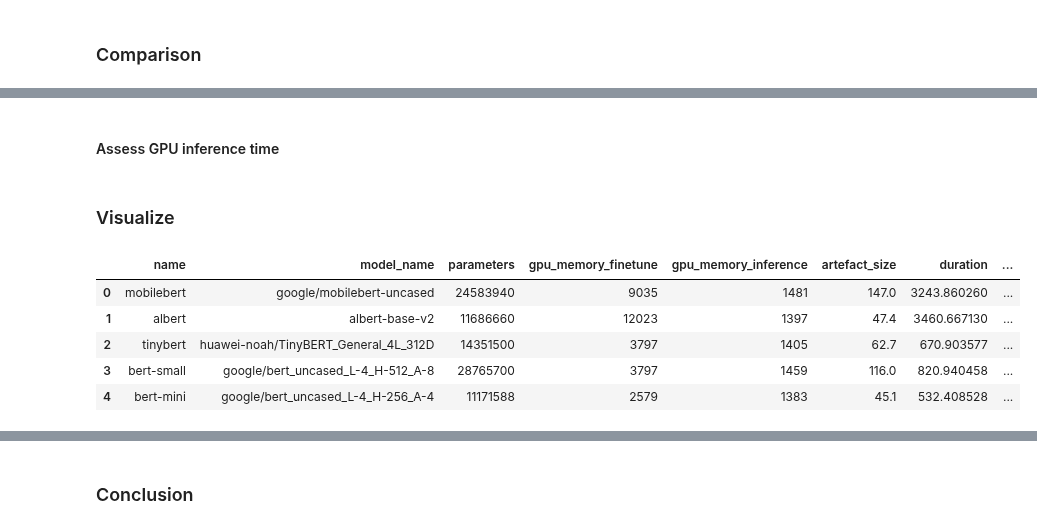
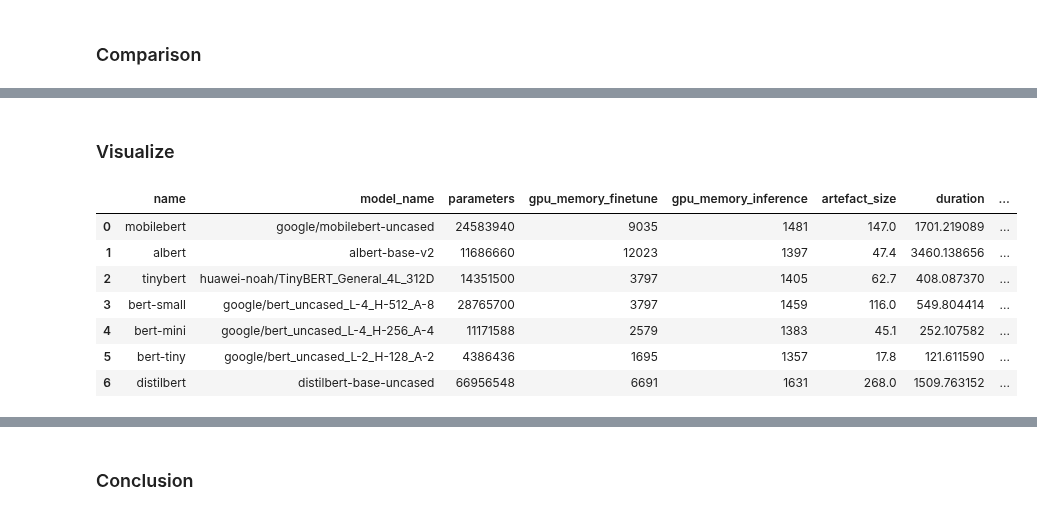
Before and after one commit to ml6team/quick-tips, a Jupyter notebook: nlp/2021_02_26_compact_transformers/compact_transformers.ipynb, the cells around one changed output, grey strips where cells are left out. Saved outputs shown, nothing was run; the diff lists cells and outputs as text; code cells hidden in the pictures.

```diff
--- a/nlp/2021_02_26_compact_transformers/compact_transformers.ipynb
+++ b/nlp/2021_02_26_compact_transformers/compact_transformers.ipynb
@@ -78,6 +80,7 @@ def train_and_evaluate_model(model_name):
         #logging_dir='./logs',            # directory for storing logs
         learning_rate=2e-5,
         evaluation_strategy='epoch',
+        max_steps=2500
     )
 
     model = AutoModelForSequenceClassification.from_pretrained(
@@ -270,5 +296,3 @@ for model in run_dict:
 
 
     model["inference_time_cpu"] = duration
-# %% [markdown]
-#### Assess GPU inference time
@@ -296,15 +303,18 @@ import pandas as pd
 # %%
 df_data = pd.DataFrame(run_dict)
 df_data['eval_accuracy'] = df_data.metrics.apply(lambda x: x['eval_accuracy'])
+df_data['batched_prediction_speed'] = df_data.inference_size_max_batch / df_data.inference_time_max_batch
 # %%
-df_data.head()
+df_data.head(10)
 # %% [output]
 |  | name | model_name | parameters | gpu_memory_finetune | gpu_memory_inference | artefact_size | duration | ... |
-| 0 | mobilebert | google/mobilebert-uncased | 24583940 | 9035 | 1481 | 147.0 | 3243.860260 | ... |
-| 1 | albert | albert-base-v2 | 11686660 | 12023 | 1397 | 47.4 | 3460.667130 | ... |
-| 2 | tinybert | huawei-noah/TinyBERT_General_4L_312D | 14351500 | 3797 | 1405 | 62.7 | 670.903577 | ... |
-| 3 | bert-small | google/bert_uncased_L-4_H-512_A-8 | 28765700 | 3797 | 1459 | 116.0 | 820.940458 | ... |
-| 4 | bert-mini | google/bert_uncased_L-4_H-256_A-4 | 11171588 | 2579 | 1383 | 45.1 | 532.408528 | ... |
+| 0 | mobilebert | google/mobilebert-uncased | 24583940 | 9035 | 1481 | 147.0 | 1701.219089 | ... |
+| 1 | albert | albert-base-v2 | 11686660 | 12023 | 1397 | 47.4 | 3460.138656 | ... |
+| 2 | tinybert | huawei-noah/TinyBERT_General_4L_312D | 14351500 | 3797 | 1405 | 62.7 | 408.087370 | ... |
+| 3 | bert-small | google/bert_uncased_L-4_H-512_A-8 | 28765700 | 3797 | 1459 | 116.0 | 549.804414 | ... |
+| 4 | bert-mini | google/bert_uncased_L-4_H-256_A-4 | 11171588 | 2579 | 1383 | 45.1 | 252.107582 | ... |
+| 5 | bert-tiny | google/bert_uncased_L-2_H-128_A-2 | 4386436 | 1695 | 1357 | 17.8 | 121.611590 | ... |
+| 6 | distilbert | distilbert-base-uncased | 66956548 | 6691 | 1631 | 268.0 | 1509.763152 | ... |
 # %%
 import plotly.express as px
 
```
Also changed, not shown: parts of 7 cells of this notebook.
